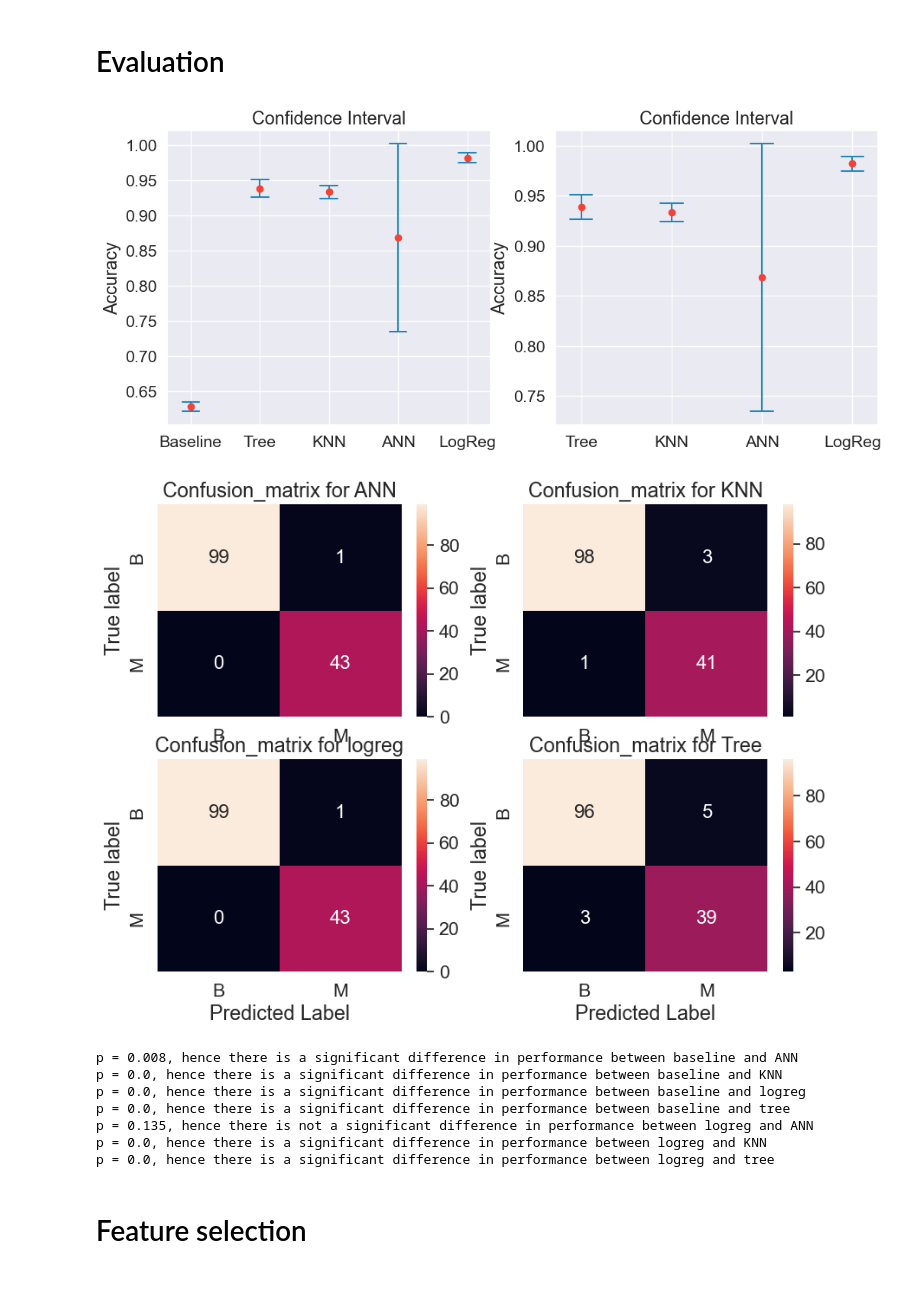
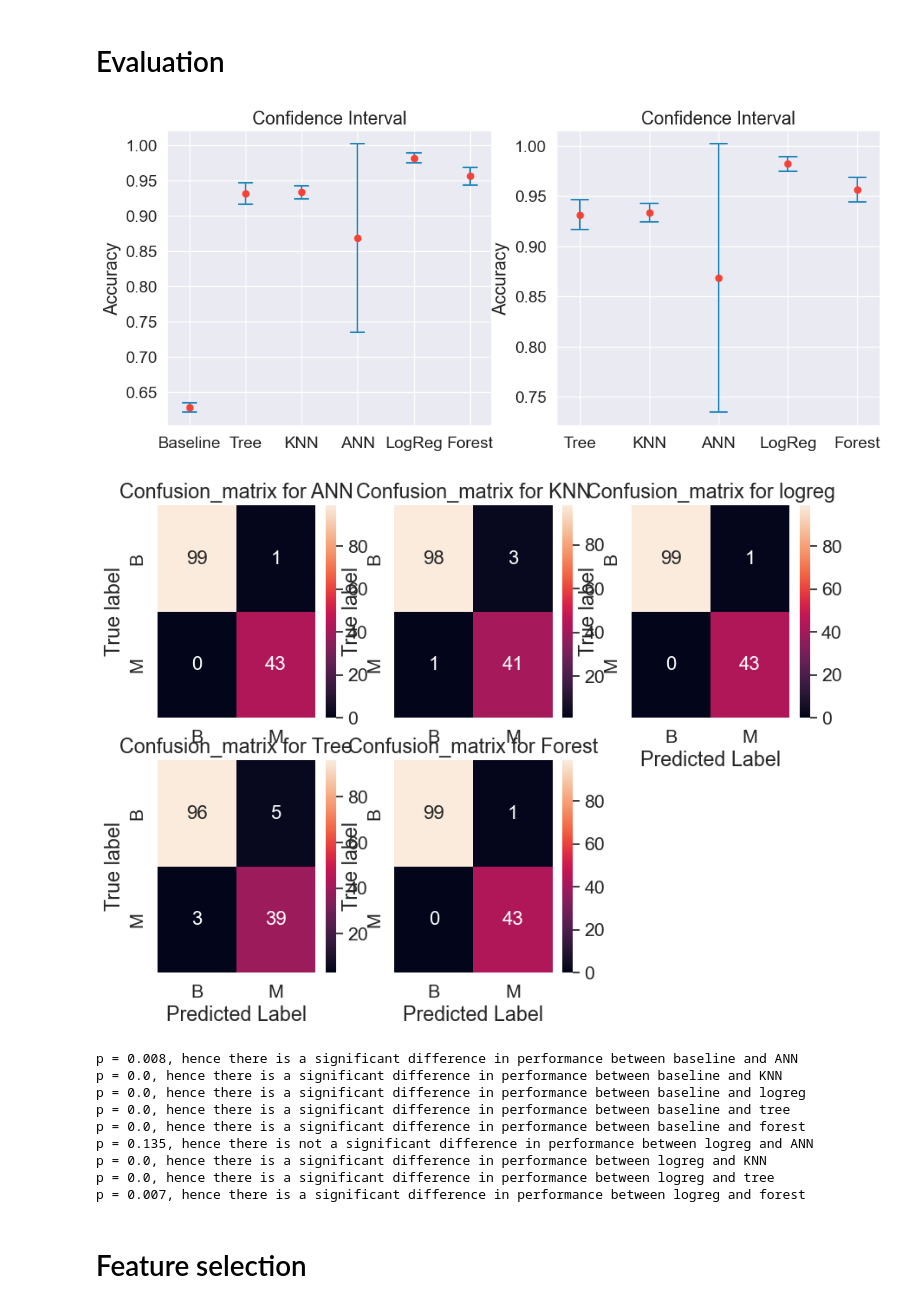
Before and after one commit to CarlaZdravkovicHugod/StatAI, a Jupyter notebook: breast_cancer.ipynb, the cells around one changed output. Cells and saved outputs as stored; diff of their text form; code cells hidden in the pictures.

Commit message:
Add files via upload
Log transforming, also forgot random forest confusion matrix

```diff
--- a/breast_cancer.ipynb
+++ b/breast_cancer.ipynb
@@ -395,26 +395,28 @@ def plot_confidence_interval(x, values, z=1.96, color='#2187bb', horizontal_line
 
 plt.figure(figsize=(12,5))
 plt.subplot(1,2,1)
-plt.xticks([1, 2, 3, 4, 5], ['Baseline', 'Tree', 'KNN', 'ANN', 'LogReg'])
+plt.xticks([1, 2, 3, 4, 5, 6], ['Baseline', 'Tree', 'KNN', 'ANN', 'LogReg', 'Forest'])
 plt.title('Confidence Interval')
 plot_confidence_interval(1, base_scores)
 plot_confidence_interval(2, tree_scores)
 plot_confidence_interval(3, KNN_scores)
 plot_confidence_interval(4, ANN_scores)
 plot_confidence_interval(5, logreg_scores)
+plot_confidence_interval(6, forest_scores)
 plt.ylabel('Accuracy')
 
 plt.subplot(1,2,2)
-plt.xticks([1, 2, 3, 4], ['Tree', 'KNN', 'ANN', 'LogReg'])
+plt.xticks([1, 2, 3, 4,5], ['Tree', 'KNN', 'ANN', 'LogReg', 'Forest'])
 plt.title('Confidence Interval')
 plot_confidence_interval(1, tree_scores)
 plot_confidence_interval(2, KNN_scores)
 plot_confidence_interval(3, ANN_scores)
 plot_confidence_interval(4, logreg_scores)
+plot_confidence_interval(5, forest_scores)
 plt.ylabel('Accuracy')
 plt.show()
 # %% [output]
-[figure, old version]
+[figure, new version]
 # %%
 from sklearn.metrics import confusion_matrix
 # Predicition for new data
@@ -427,41 +429,50 @@ import matplotlib.pyplot as plt
 
 df_cm = pd.DataFrame(array, ['B', 'M'], ['B', 'M'])
 plt.figure(figsize=(10,7))
-plt.subplot(2,2,1)
+plt.subplot(2,3,1)
 sn.set(font_scale=1.4) # for label size
 sn.heatmap(df_cm, annot=True, annot_kws={"size": 16}) # font size
 plt.ylabel('True label')
 plt.title('Confusion_matrix for ANN')
 
 array = confusion_matrix(KNN_result.predict(X_test), y_test)
 df_cm = pd.DataFrame(array, ['B', 'M'], ['B', 'M'])
-plt.subplot(2,2,2)
+plt.subplot(2,3,2)
 sn.set(font_scale=1.4) # for label size
 sn.heatmap(df_cm, annot=True, annot_kws={"size": 16}) # font size
 plt.ylabel('True label')
 plt.title('Confusion_matrix for KNN')
 
 array = confusion_matrix(logreg_result.predict(X_test), y_test)
 df_cm = pd.DataFrame(array, ['B', 'M'], ['B', 'M'])
-plt.subplot(2,2,3)
+plt.subplot(2,3,3)
 sn.set(font_scale=1.4) # for label size
 sn.heatmap(df_cm, annot=True, annot_kws={"size": 16}) # font size
 plt.xlabel('Predicted Label')
 plt.ylabel('True label')
 plt.title('Confusion_matrix for logreg')
 
 array = confusion_matrix(tree_result.predict(X_test), y_test)
 df_cm = pd.DataFrame(array, ['B', 'M'], ['B', 'M'])
-plt.subplot(2,2,4)
+plt.subplot(2,3,4)
 sn.set(font_scale=1.4) # for label size
 sn.heatmap(df_cm, annot=True, annot_kws={"size": 16}) # font size
 plt.xlabel('Predicted Label')
 plt.ylabel('True label')
 plt.title('Confusion_matrix for Tree')
 
+array = confusion_matrix(forest_result.predict(X_test), y_test)
+df_cm = pd.DataFrame(array, ['B', 'M'], ['B', 'M'])
+plt.subplot(2,3,5)
+sn.set(font_scale=1.4) # for label size
+sn.heatmap(df_cm, annot=True, annot_kws={"size": 16}) # font size
+plt.xlabel('Predicted Label')
+plt.ylabel('True label')
+plt.title('Confusion_matrix for Forest')
+
 plt.show()
 # %% [output]
-[figure, old version]
+[figure, new version]
 # %%
 from scipy import stats
 
@@ -490,6 +501,13 @@ else:
     print(f'p = {round(p,3)}, hence there is not a significant difference in performance between baseline and tree')
 
 
+F,p = stats.ttest_ind(base_scores,forest_scores)
+if p < 0.05:
+    print(f'p = {round(p,3)}, hence there is a significant difference in performance between baseline and forest')
+else:
+    print(f'p = {round(p,3)}, hence there is not a significant difference in performance between baseline and forest')
+
+
 
 F,p = stats.ttest_ind(logreg_scores,ANN_scores)
 if p < 0.05:
@@ -508,14 +526,23 @@ if p < 0.05:
     print(f'p = {round(p,3)}, hence there is a significant difference in performance between logreg and tree')
 else:
     print(f'p = {round(p,3)}, hence there is not a significant difference in performance between logreg and tree')
+
+
+F,p = stats.ttest_ind(logreg_scores,forest_scores)
+if p < 0.05:
+    print(f'p = {round(p,3)}, hence there is a significant difference in performance between logreg and forest')
+else:
+    print(f'p = {round(p,3)}, hence there is not a significant difference in performance between logreg and forest')
 # %% [output]
 p = 0.008, hence there is a significant difference in performance between baseline and ANN
 p = 0.0, hence there is a significant difference in performance between baseline and KNN
 p = 0.0, hence there is a significant difference in performance between baseline and logreg
 p = 0.0, hence there is a significant difference in performance between baseline and tree
+p = 0.0, hence there is a significant difference in performance between baseline and forest
 p = 0.135, hence there is not a significant difference in performance between logreg and ANN
 p = 0.0, hence there is a significant difference in performance between logreg and KNN
 p = 0.0, hence there is a significant difference in performance between logreg and tree
+p = 0.007, hence there is a significant difference in performance between logreg and forest
 # %% [markdown]
 # Feature selection
 # %%
```
